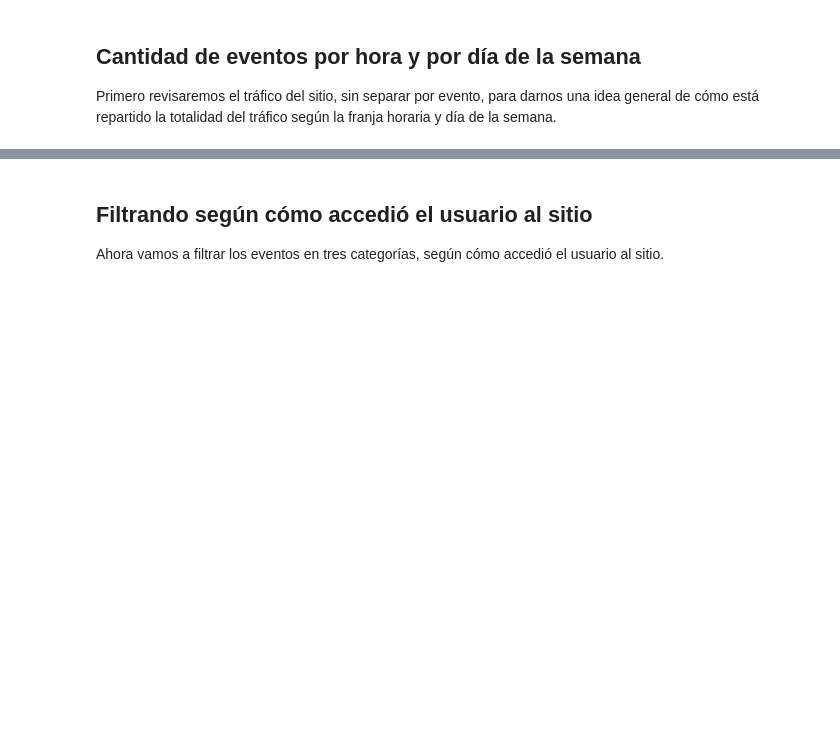
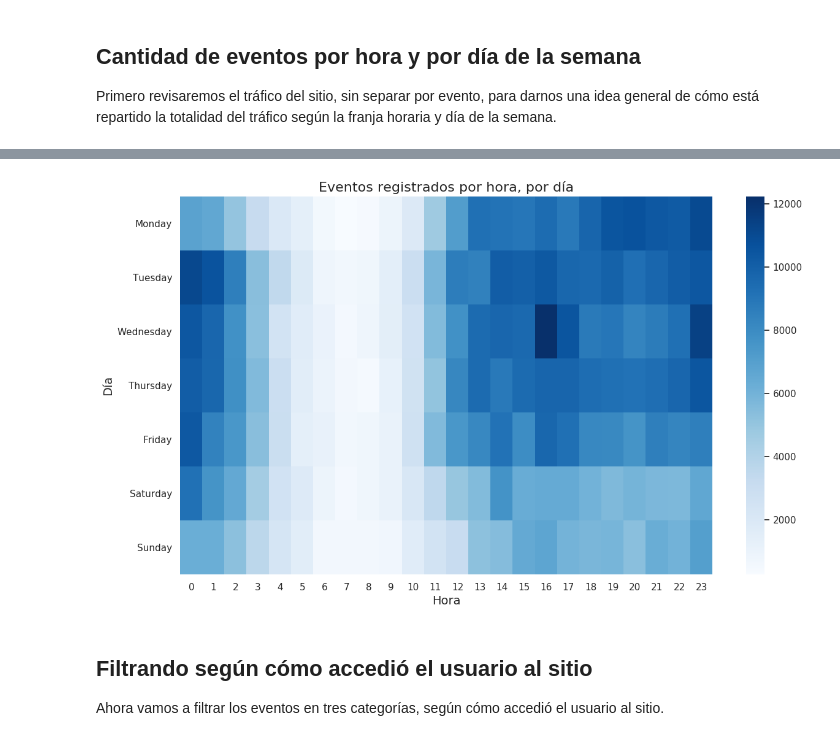
Before and after one commit to ndvazquez/7506-OrganizacionDeDatos, a Jupyter notebook: Eventos en el tiempo.ipynb, the cells around one changed output, grey strips where cells are left out. Cells and saved outputs as stored; diff of their text form; code cells hidden in the pictures; blank space fills up the shorter version.

```diff
--- a/Eventos en el tiempo.ipynb
+++ b/Eventos en el tiempo.ipynb
@@ -47,9 +58,11 @@ def crear_grafico_heatmap(heatmap, color, titulo):
     plt.yticks(rotation=0)
     return g
 # %%
-plt.figure(figsize=[10,4])
+plt.figure(figsize=[14,8])
 g = crear_grafico_heatmap(_heatmap, 'Blues', 'Eventos registrados por hora, por día')
 plt.show()
+# %% [output]
+[figure, added]
 # %% [markdown]
 ## Filtrando según cómo accedió el usuario al sitio
 
```
Also changed, not shown: parts of 7 cells of this notebook.
